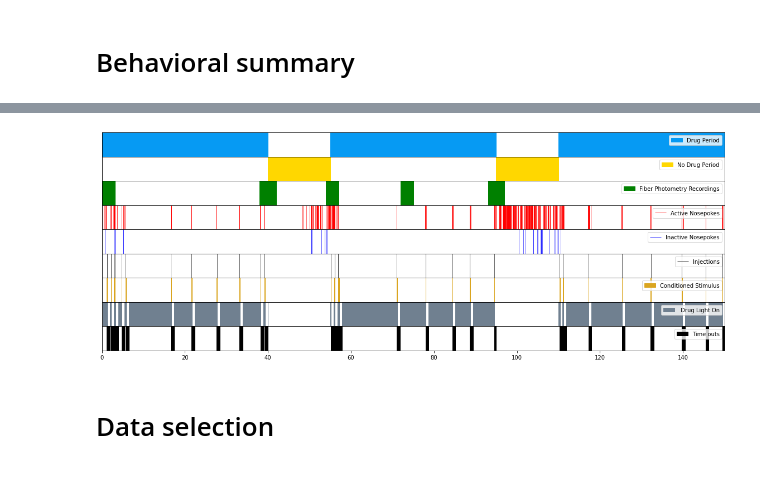
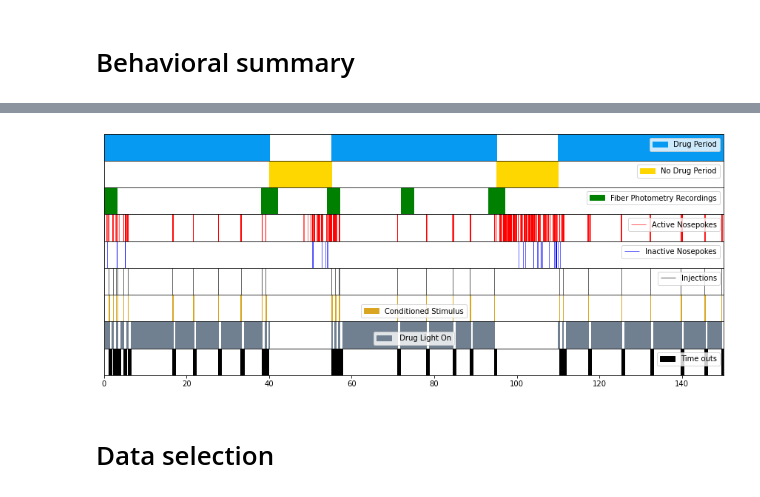
Before and after one commit to matias-ceau/pyfiber, a Jupyter notebook: dev/FIGURES.ipynb, the cells around one changed output, grey strips where cells are left out. Drawn from its saved outputs; the diff is of its cells as text; code cells hidden in the pictures.

```diff
--- a/dev/FIGURES.ipynb
+++ b/dev/FIGURES.ipynb
@@ -35,8 +35,8 @@ Importing of ../../DATA/j36/bsa22032022c20_01.dat finished in 0.0689592361450195
 # %%
-gb11.summary()
-plt.savefig(dataf+'summary.svg',dpi=1200)
+gb11.summary(figsize=(15,6))
+plt.savefig(dataf+'summary2.svg',dpi=1200)
 # %% [output]
-[figure, old version]
+[figure, new version]
 # %% [markdown]
 # Data selection
 # %%
```
Also changed, not shown: parts of 9 cells of this notebook, 8 other files.
